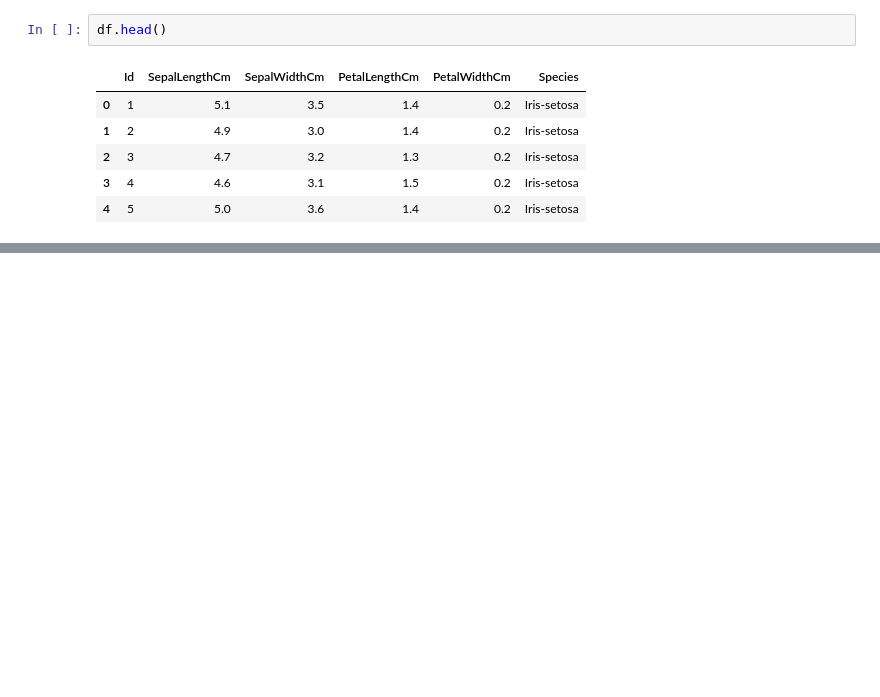
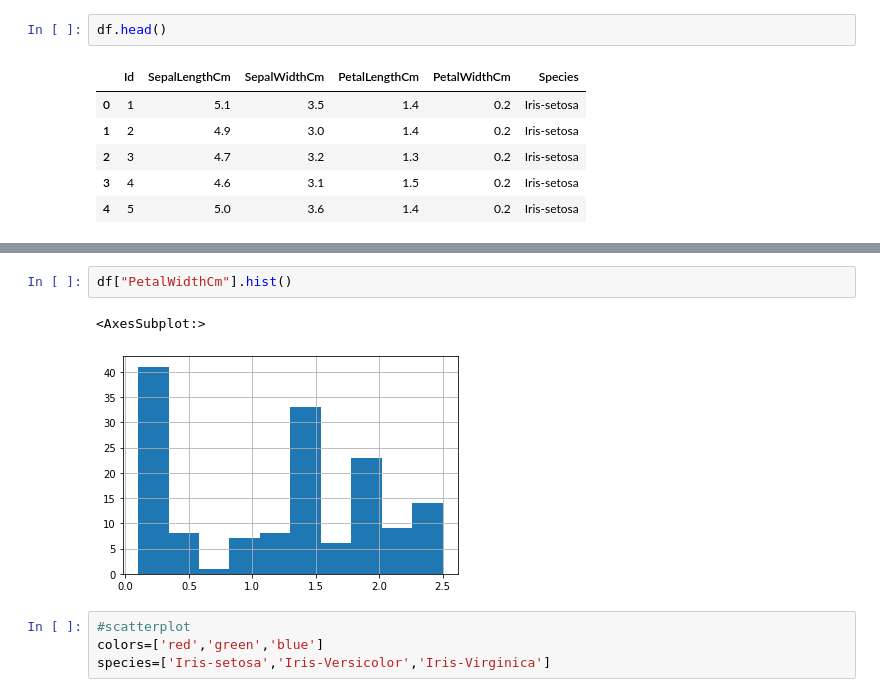
Before and after one commit to Prathameshkale1/OIBSIP, a Jupyter notebook: task_1.ipynb, the cells around one changed output, grey strips where cells are left out. Drawn from its saved outputs; the diff is of its cells as text; blank space fills up the shorter version.

```diff
--- a/task_1.ipynb
+++ b/task_1.ipynb
@@ -32,0 +108,9 @@ df.head()
+# %%
+df["PetalWidthCm"].hist()
+# %% [output]
+<AxesSubplot:>
+[figure, added]
+# %%
+#scatterplot
+colors=['red','green','blue']
+species=['Iris-setosa','Iris-Versicolor','Iris-Virginica']
```
Also changed, not shown: parts of 28 cells of this notebook.
